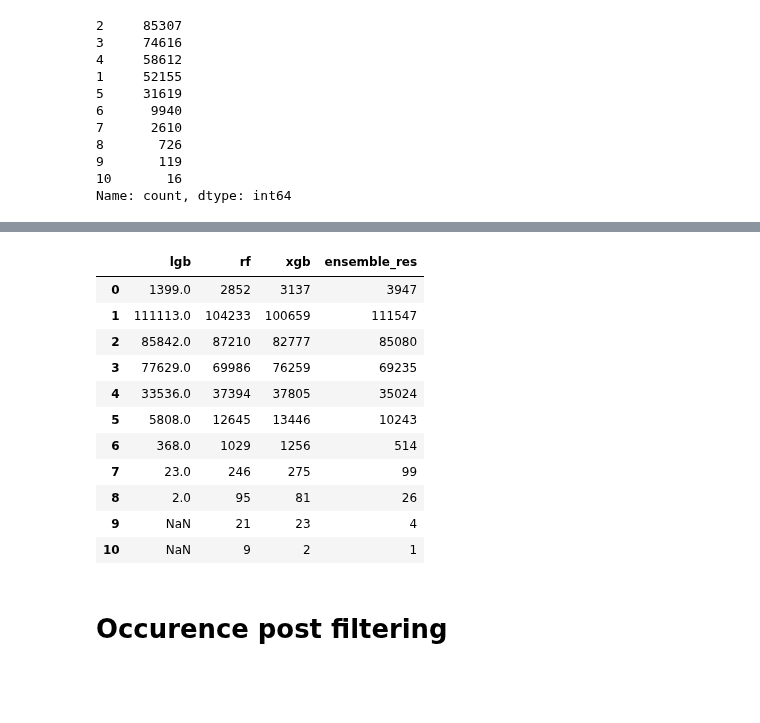
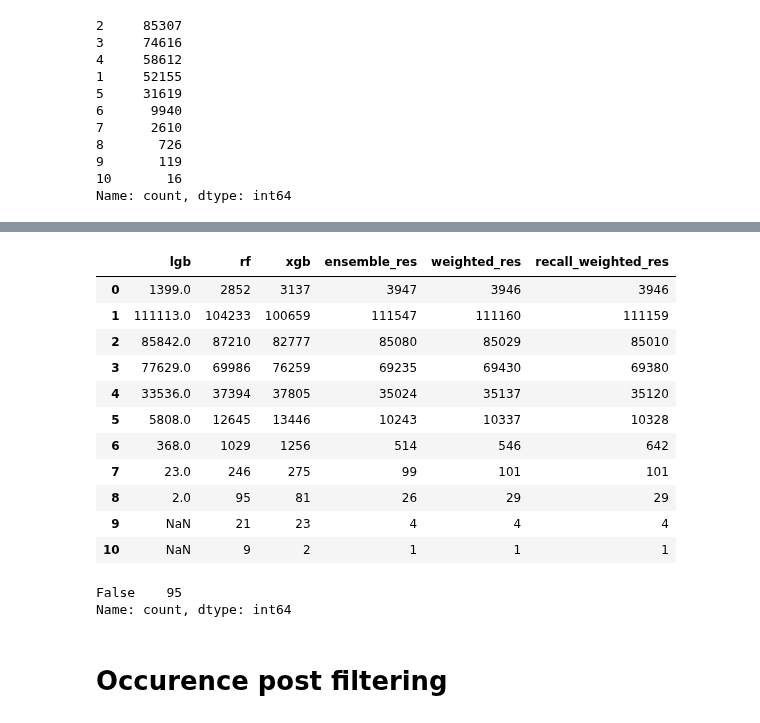
Before and after one commit to JoeZhao527/cl-bricks, a Jupyter notebook: notebooks/ensemble.ipynb, the cells around one changed output, grey strips where cells are left out. Saved outputs shown, nothing was run; the diff lists cells and outputs as text; code cells hidden in the pictures; blank space fills up the shorter version.

Commit message:
collect recall res

```diff
--- a/notebooks/ensemble.ipynb
+++ b/notebooks/ensemble.ipynb
@@ -98,0 +335,2 @@ Name: count, dtype: int64
+# %%
+lgb_report = evaluation(train_y, lgb_val)
@@ -98,0 +341,2 @@ Name: count, dtype: int64
+# %%
+rf_report = evaluation(train_y, rf_val)
@@ -98,0 +374,13 @@ Name: count, dtype: int64
+# %%
+recall_model_cols = ["recall_lgb", "recall_rf", "recall_xgb"]
+recall_norm_weight = pd.merge(
+    lgb_report[['col', 'recall']].rename(columns={'recall': 'recall_lgb'}),
+    pd.merge(rf_report[['col', 'recall']], xgb_report[['col', 'recall']], on=['col'], suffixes=("_rf", "_xgb")),
+    on=['col']
+)
+
+recall_weight_sum = recall_norm_weight[recall_model_cols].sum(axis=1)
+for col in recall_model_cols:
+    recall_norm_weight[col] = recall_norm_weight[col] / recall_weight_sum
+
+recall_norm_weight
@@ -205,23 +491,43 @@ lgb_pred_res
+# %%
+weighted_res = weighted_merge_mean(
+    df_list=[xgb_pred_res, rf_pred_res, lgb_pred_res],
+    weights=[
+        dict(norm_weight[['col', 'f1_xgb']].values),
+        dict(norm_weight[['col', 'f1_rf']].values),
+        dict(norm_weight[['col', 'f1_lgb']].values)
+    ]
+)
+
+recall_weighted_res = weighted_merge_mean(
+    df_list=[xgb_pred_res, rf_pred_res, lgb_pred_res],
+    weights=[
+        dict(recall_norm_weight[['col', 'recall_xgb']].values),
+        dict(recall_norm_weight[['col', 'recall_rf']].values),
+        dict(recall_norm_weight[['col', 'recall_lgb']].values)
+    ]
+)
 # %%
 ensemble_res = merge_mean([xgb_pred_res, rf_pred_res, lgb_pred_res])
 # %%
 pd.DataFrame({
     'lgb': check_pred_num(lgb_pred_res, thr=0.5).value_counts(),
     'rf': check_pred_num(rf_pred_res, thr=0.5).value_counts(),
     'xgb': check_pred_num(xgb_pred_res, thr=0.5).value_counts(),
     'ensemble_res': check_pred_num(ensemble_res, thr=0.5).value_counts(),
+    'weighted_res': check_pred_num(weighted_res, thr=0.5).value_counts(),
+    'recall_weighted_res': check_pred_num(recall_weighted_res, thr=0.5).value_counts(),
 })
 # %% [output]
-|  | lgb | rf | xgb | ensemble_res |
-| 0 | 1399.0 | 2852 | 3137 | 3947 |
-| 1 | 111113.0 | 104233 | 100659 | 111547 |
-| 2 | 85842.0 | 87210 | 82777 | 85080 |
-| 3 | 77629.0 | 69986 | 76259 | 69235 |
-| 4 | 33536.0 | 37394 | 37805 | 35024 |
-| 5 | 5808.0 | 12645 | 13446 | 10243 |
-| 6 | 368.0 | 1029 | 1256 | 514 |
-| 7 | 23.0 | 246 | 275 | 99 |
-| 8 | 2.0 | 95 | 81 | 26 |
-| 9 | NaN | 21 | 23 | 4 |
-| 10 | NaN | 9 | 2 | 1 |
+|  | lgb | rf | xgb | ensemble_res | weighted_res | recall_weighted_res |
+| 0 | 1399.0 | 2852 | 3137 | 3947 | 3946 | 3946 |
+| 1 | 111113.0 | 104233 | 100659 | 111547 | 111160 | 111159 |
+| 2 | 85842.0 | 87210 | 82777 | 85080 | 85029 | 85010 |
+| 3 | 77629.0 | 69986 | 76259 | 69235 | 69430 | 69380 |
+| 4 | 33536.0 | 37394 | 37805 | 35024 | 35137 | 35120 |
+| 5 | 5808.0 | 12645 | 13446 | 10243 | 10337 | 10328 |
+| 6 | 368.0 | 1029 | 1256 | 514 | 546 | 642 |
+| 7 | 23.0 | 246 | 275 | 99 | 101 | 101 |
+| 8 | 2.0 | 95 | 81 | 26 | 29 | 29 |
+| 9 | NaN | 21 | 23 | 4 | 4 | 4 |
+| 10 | NaN | 9 | 2 | 1 | 1 | 1 |
 # %%
@@ -229,3 +535,9 @@ ensemble_res.to_csv("../logs/submit/0127_ensemble_base.csv", index=False)
+# %%
+# weighted_res = pd.read_csv("../logs/submit/0127_ensemble_weighted.csv")
+weighted_res.isna().any().value_counts()
+# %% [output]
+False    95
+Name: count, dtype: int64
 # %% [markdown]
 # Occurence post filtering
 # %%
```
Also changed, not shown: parts of 24 cells of this notebook, 2 other files.
